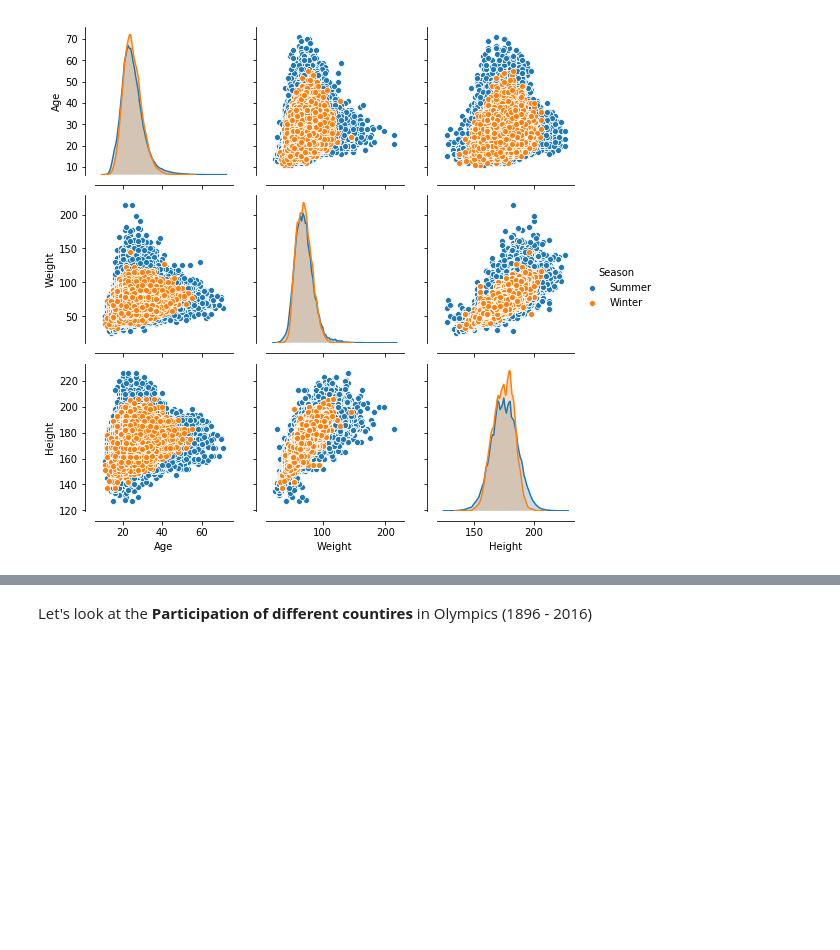
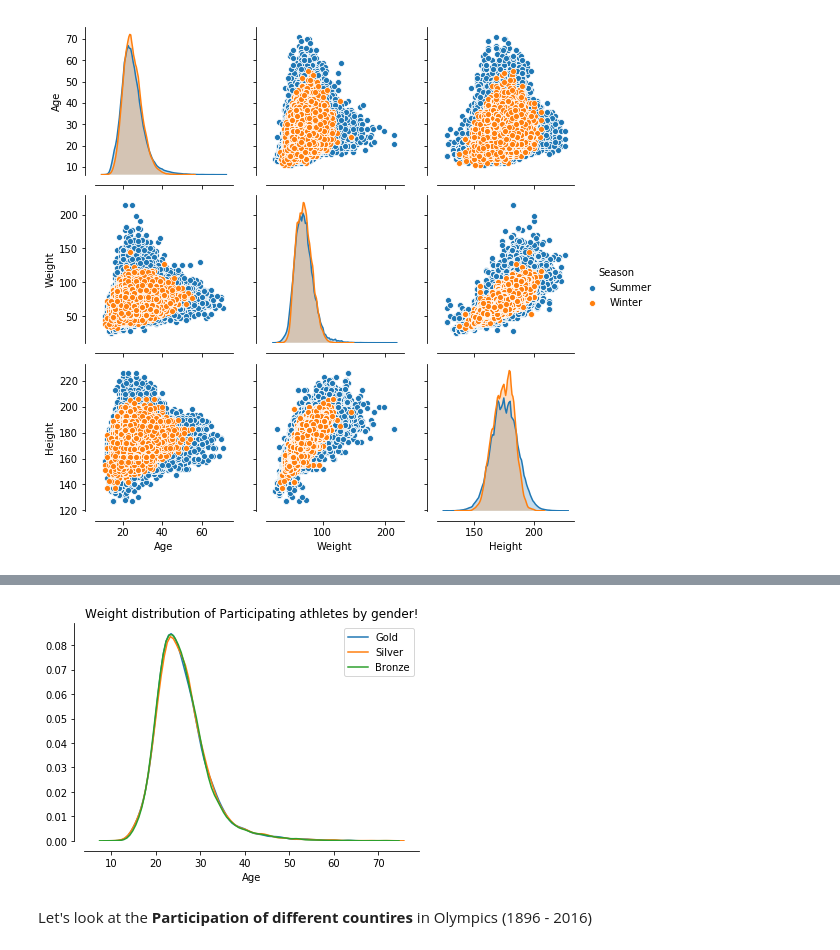
Before and after one commit to nauman-chaudhary/OlympicsDataExploration, a Jupyter notebook: Olympics_Data_Exploration.ipynb, the cells around one changed output, grey strips where cells are left out. Cells and saved outputs as stored; diff of their text form; code cells hidden in the pictures; blank space fills up the shorter version.

```diff
--- a/Olympics_Data_Exploration.ipynb
+++ b/Olympics_Data_Exploration.ipynb
@@ -517,0 +550,4 @@ plt.show()
+# %%
+gold = data[data['Medal']=='Gold']
+silver = data[data['Medal']=='Silver']
+bronze = data[data['Medal']=='Bronze']
@@ -518,3 +582,12 @@ plt.show()
+# %%
+sns.distplot(gold['Age'].dropna(),hist=False,label='Gold')
+sns.distplot(silver['Age'].dropna(),hist=False,label='Silver')
+sns.distplot(bronze['Age'].dropna(),hist=False,label='Bronze')
+sns.despine(offset=10)
+plt.title("Weight distribution of Participating athletes by gender!")
+plt.show()
+# %% [output]
+[figure, added]
 # %% [markdown]
 Let's look at the **Participation of different countires** in Olympics (1896 - 2016)
 # %%
```
Also changed, not shown: parts of 11 cells of this notebook.
